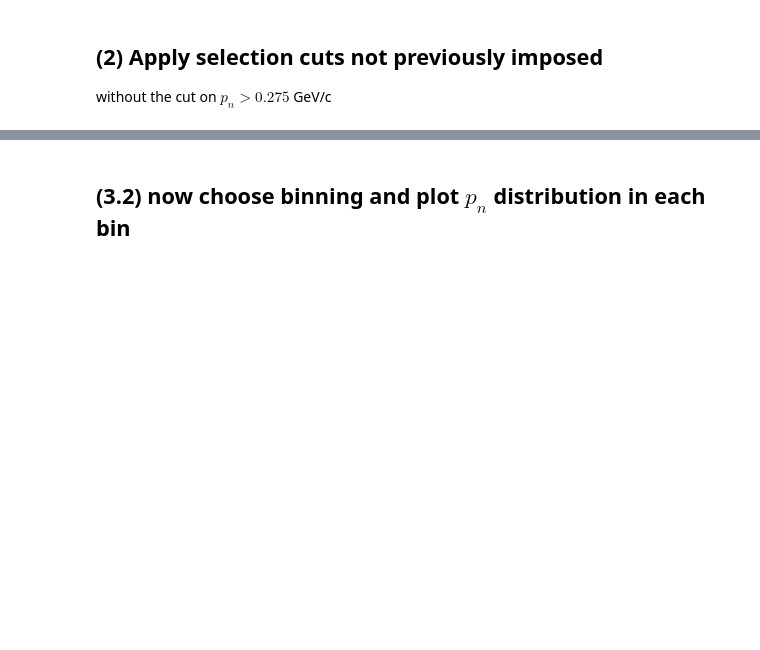
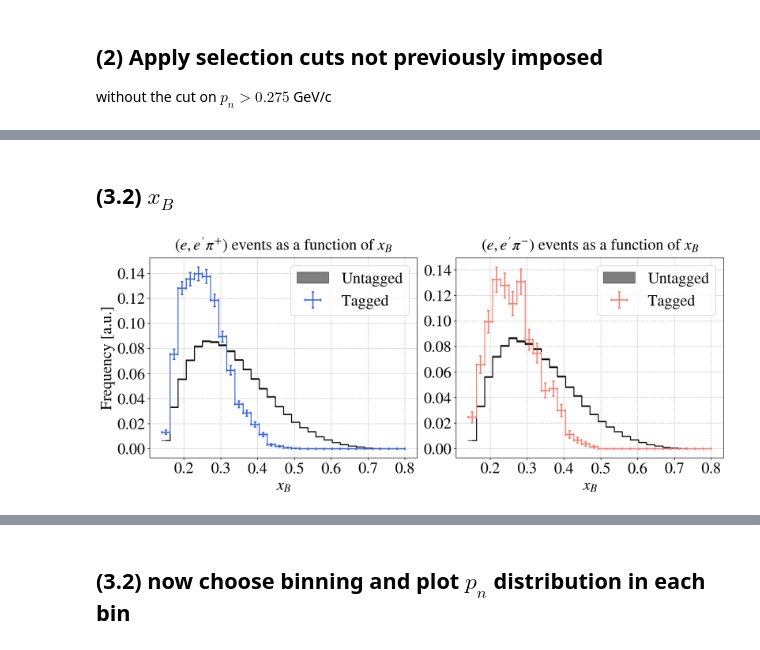
Before and after one commit to erezcoh4/SIDIS_at_BAND, a Jupyter notebook: PythonAnalysis/Kinematics/Xb_distribution.ipynb, the cells around one changed output, grey strips where cells are left out. Cells and saved outputs as stored; diff of their text form; code cells hidden in the pictures; blank space fills up the shorter version.

```diff
--- a/PythonAnalysis/Kinematics/Xb_distribution.ipynb
+++ b/PythonAnalysis/Kinematics/Xb_distribution.ipynb
@@ -99,0 +111,9 @@ plt.tight_layout()
+# %% [markdown]
+## (3.2) $x_B$
+# %%
+plot_SIDIS_variable(var  = 'xB',
+                        bins = np.linspace(0.14,0.8,31),
+                        varlabel = '$x_B$',
+                        varunits = '')
+# %% [output]
+[figure, added]
```
Also changed, not shown: parts of 22 cells of this notebook, 10 other files.
